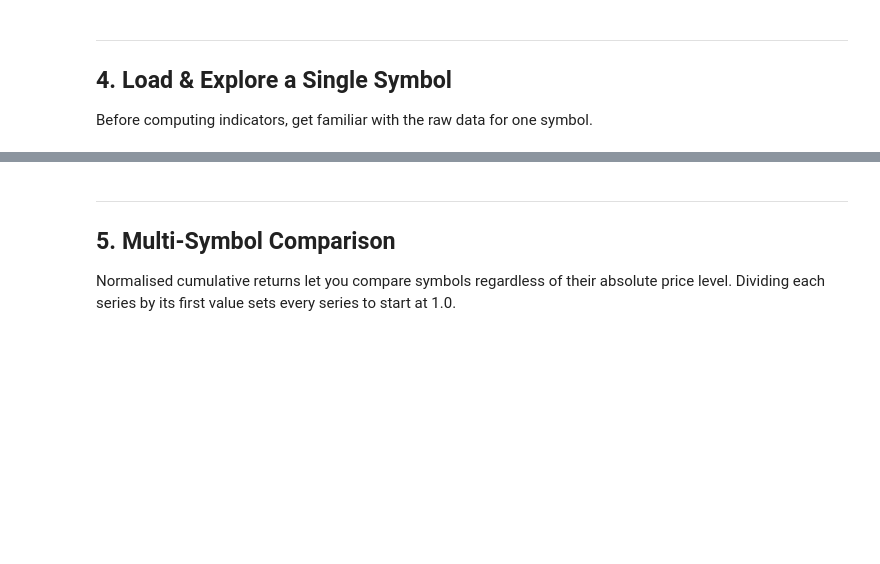
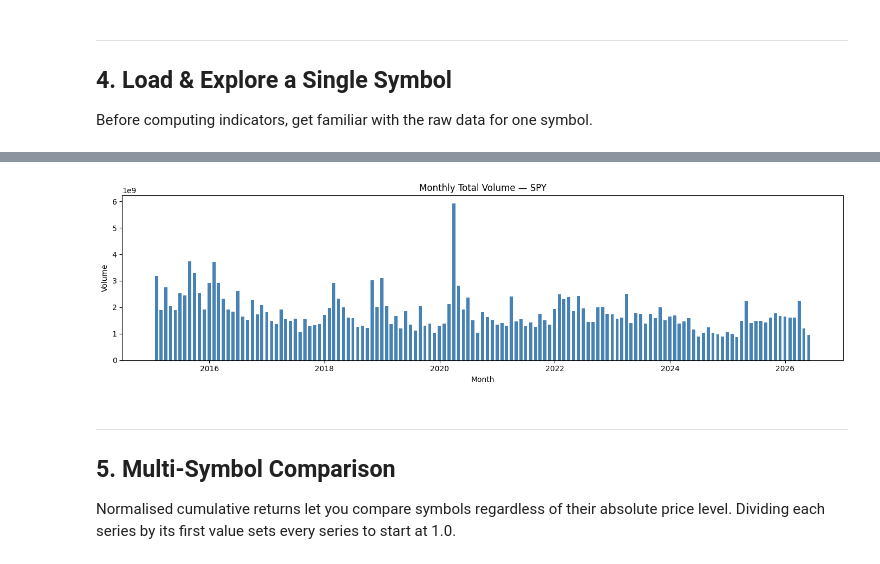
Before and after one commit to Abhinav-pro1003/SOC-Stock-Trading-With-LSTM-And-RL, a Jupyter notebook: Week2/data_loading.ipynb, the cells around one changed output, grey strips where cells are left out. Cells and saved outputs as stored; diff of their text form; code cells hidden in the pictures; blank space fills up the shorter version.

```diff
--- a/Week2/data_loading.ipynb
+++ b/Week2/data_loading.ipynb
@@ -196,13 +290,15 @@ plt.grid(True); plt.tight_layout(); plt.show()
 # %%
 # TODO 4.4 — Resample volume to monthly total and plot as a bar chart
 
-monthly_vol = ...
+monthly_vol = df.set_index('date')['volume'].resample('ME').sum()
 
 plt.figure(figsize=(14, 4))
-...
+plt.bar(monthly_vol.index,monthly_vol.values,width=20,color='steelblue')
 plt.title(f'Monthly Total Volume — {SYMBOL}')
 plt.xlabel('Month'); plt.ylabel('Volume')
 plt.tight_layout(); plt.show()
+# %% [output]
+[figure, added]
 # %% [markdown]
 ---
 
```
Also changed, not shown: parts of 12 cells of this notebook.
